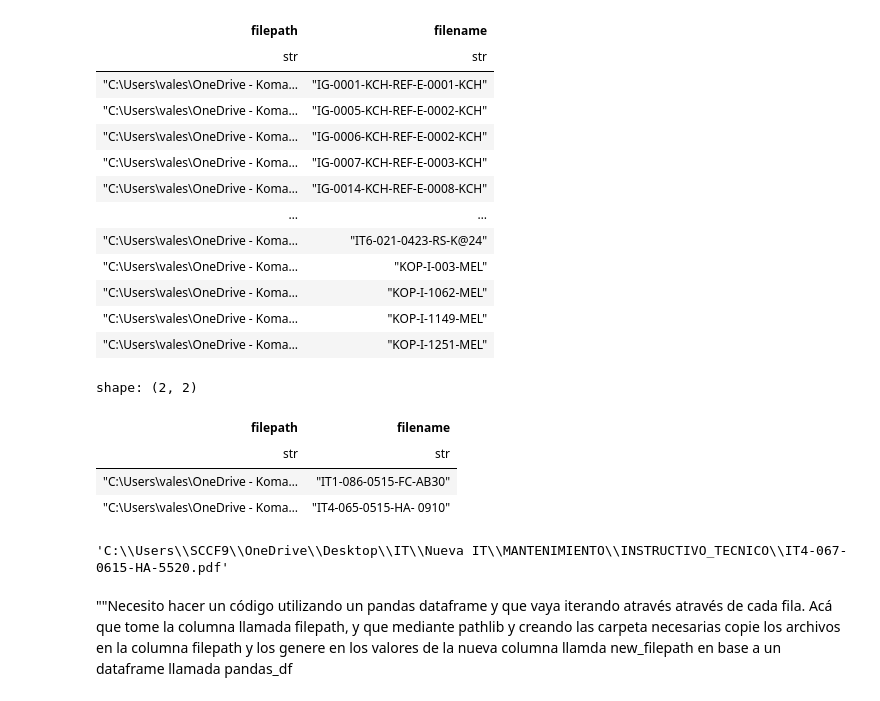
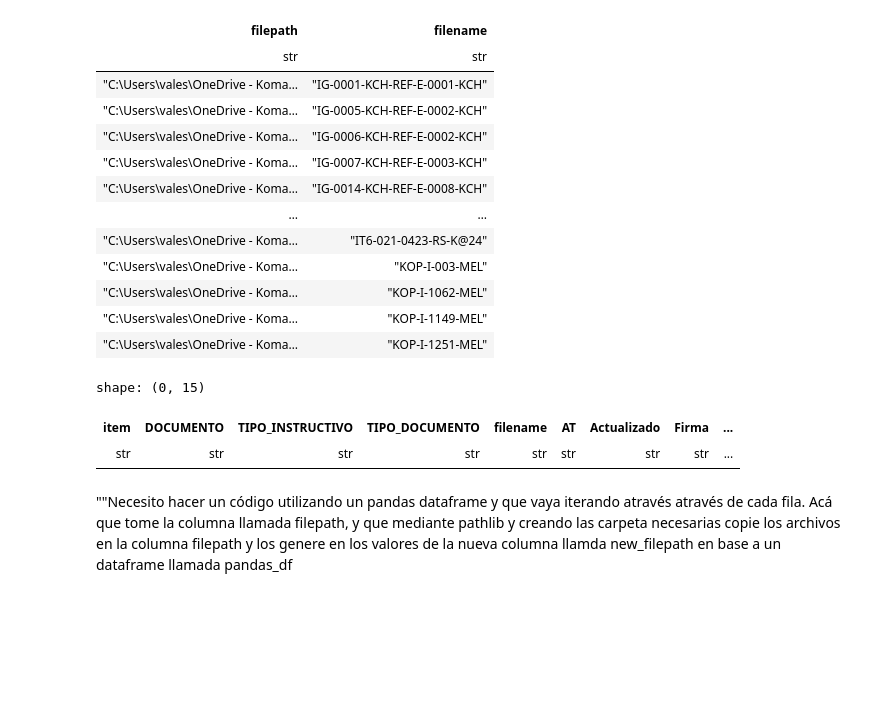
Before and after one commit to cecilvega/kverse, a Jupyter notebook: kdags_tests/IT.ipynb, the cells around one changed output. Saved outputs shown, nothing was run; the diff lists cells and outputs as text; code cells hidden in the pictures; blank space fills up the shorter version.

```diff
--- a/kdags_tests/IT.ipynb
+++ b/kdags_tests/IT.ipynb
@@ -82,35 +185,27 @@ shape: (93, 2)
 # %%
 # Join básico entre df y files_df usando la columna filename
 mezcla_df = (
     df.join(
         files_df,
         on="filename",  # Columna común para unir
         how="outer",  # Tipo de join (inner por defecto)
     ).with_columns(
         new_filepath=pl.lit(os.environ["ONEDRIVE_LOCAL_PATH"])
-        + pl.lit("\\INSTURCTIVOS_TECNICOS\\DOCUMENTOS\\")
+        + pl.lit("\\INSTRUCTIVOS_TECNICOS\\DOCUMENTOS\\")
         + pl.col("TIPO_INSTRUCTIVO")
         + pl.lit("\\")
         + pl.col("TIPO_DOCUMENTO")
         + pl.lit("\\")
         + pl.col("filename")
         + pl.lit(".pdf")
     )
     # .filter((pl.col("filepath").is_not_null()) & (pl.col("new_filepath").is_not_null()))
     # .drop_nulls(subset=["filepath", "new_filepath"])
 )
-# mezcla_df.filter(mezcla_df["filename_right"].is_null())  # ["filename"].to_list()
+mezcla_df.filter(mezcla_df["filename_right"].is_null())  # ["filename"].to_list()
+# %% [output]
+shape: (0, 15)
+| item | DOCUMENTO | TIPO_INSTRUCTIVO | TIPO_DOCUMENTO | filename | AT | Actualizado | Firma | ... |
+| str | str | str | str | str | str | str | str | ... |
-# %%
-files_df.filter(pl.col("filename").str.contains("0515"))
-# %% [output]
-shape: (2, 2)
-| filepath | filename |
-| str | str |
-| "C:\Users\vales\OneDrive - Koma… | "IT1-086-0515-FC-AB30" |
-| "C:\Users\vales\OneDrive - Koma… | "IT4-065-0515-HA- 0910" |
-# %%
-mezcla_df["new_filepath"][0]
-# %% [output]
-'C:\\Users\\SCCF9\\OneDrive\\Desktop\\IT\\Nueva IT\\MANTENIMIENTO\\INSTRUCTIVO_TECNICO\\IT4-067-0615-HA-5520.pdf'
 # %% [markdown]
 ""Necesito hacer un código utilizando un pandas dataframe y que vaya iterando através através de cada fila. Acá que tome la columna llamada filepath, y que mediante pathlib y creando las carpeta necesarias copie los archivos en la columna filepath y los genere en los valores de la nueva columna llamda new_filepath en base a un dataframe llamada pandas_df
```
Also changed, not shown: parts of 12 cells of this notebook.
